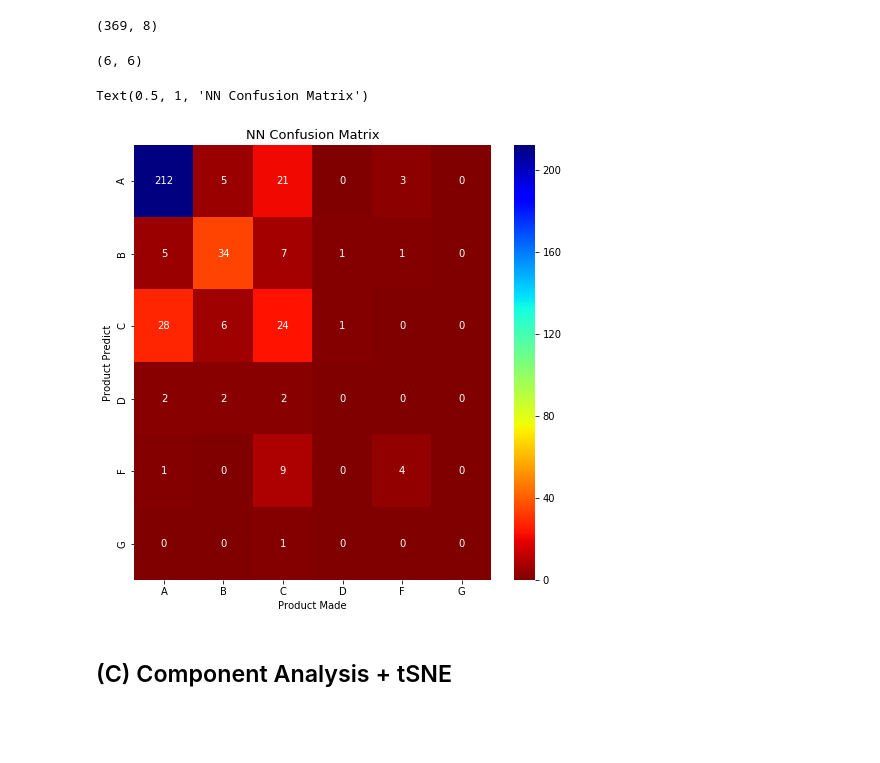
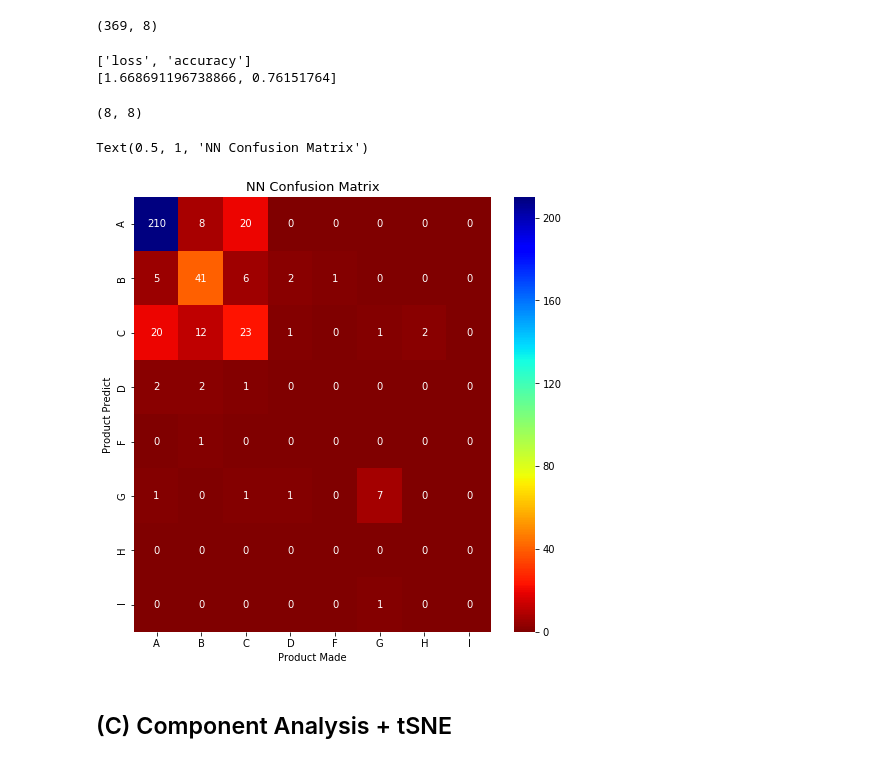
Before and after one commit to jagar2/Company_A, a Jupyter notebook: 1_PreliminaryAnalysis.ipynb, the cells around one changed output. Saved outputs shown, nothing was run; the diff lists cells and outputs as text; code cells hidden in the pictures; blank space fills up the shorter version.

```diff
--- a/1_PreliminaryAnalysis.ipynb
+++ b/1_PreliminaryAnalysis.ipynb
@@ -214,7 +216,7 @@ model.add(Dense(8, activation='sigmoid')) # or use softmax
 ##### Compile NN and fit
 # %%
 # set learning rate
-lr = 2e-3
+lr = 2e-5
 model.compile(loss='sparse_categorical_crossentropy', optimizer=Adam(lr), metrics=['accuracy']) # categorical loss, SGD
 # fits the model
 model.fit(X_train, y_train, epochs=500, batch_size=100)
@@ -245,6 +247,12 @@ predict_raw = model.predict(X_test, verbose=0)
 predict_raw.shape
 # %% [output]
 (369, 8)
+# %%
+print(model.metrics_names)
+print(model.evaluate(X_test, y_test, verbose=0))
+# %% [output]
+['loss', 'accuracy']
+[1.668691196738866, 0.76151764]
 # %%
 # reformat prediction (reshape index to integer)
 y_predict = list()
@@ -256,16 +264,16 @@ y_predict = np.array(y_predict)
 result = confusion_matrix(y_test, y_predict)
 result.shape
 # %% [output]
-(6, 6)
+(8, 8)
 # %%
-df_cm = pd.DataFrame(result, index = prod_type[:6], columns = prod_type[:6])
+df_cm = pd.DataFrame(result, index = prod_type[:], columns = prod_type[:])
 plt.figure(figsize = (8,8))
 ax = sn.heatmap(df_cm, annot=True, fmt='d', cmap='jet_r')
 ax.set(xlabel='Product Made', ylabel='Product Predict')
 ax.set_title("NN Confusion Matrix", fontsize=13)
 # %% [output]
 Text(0.5, 1, 'NN Confusion Matrix')
-[figure, old version]
+[figure, new version]
 # %% [markdown]
 ## (C) Component Analysis + tSNE
 # %% [markdown]
```
Also changed, not shown: parts of 3 cells of this notebook.
